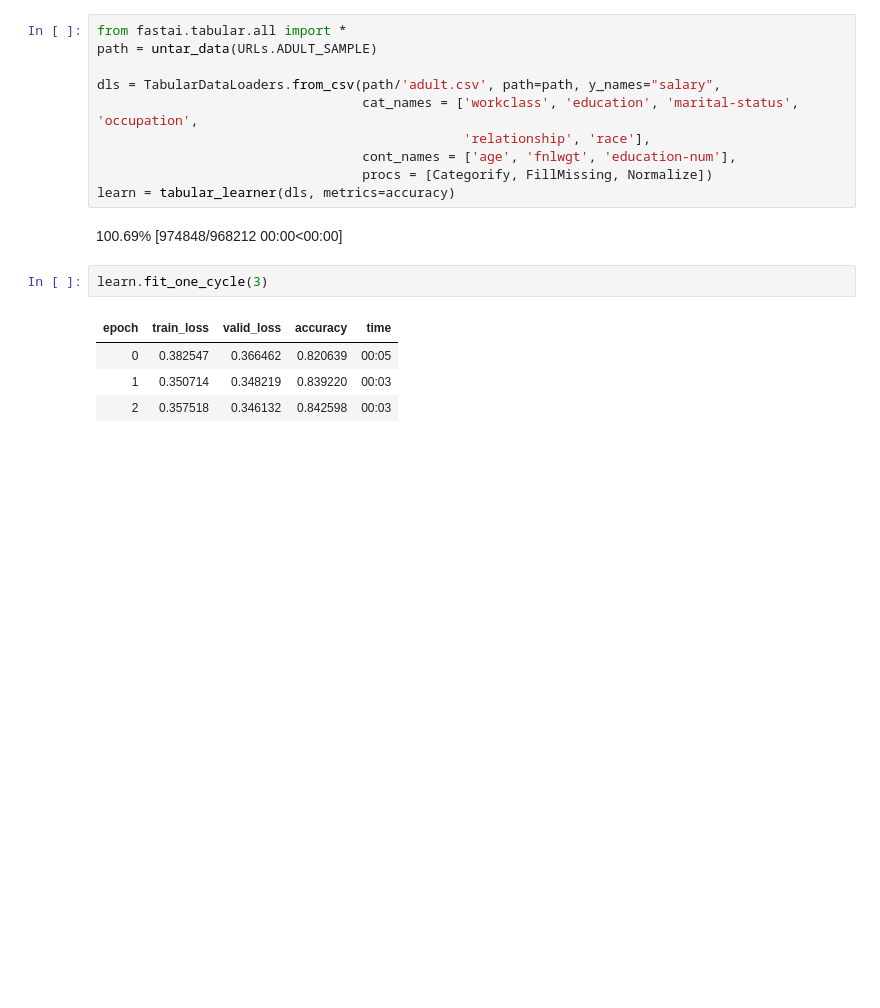
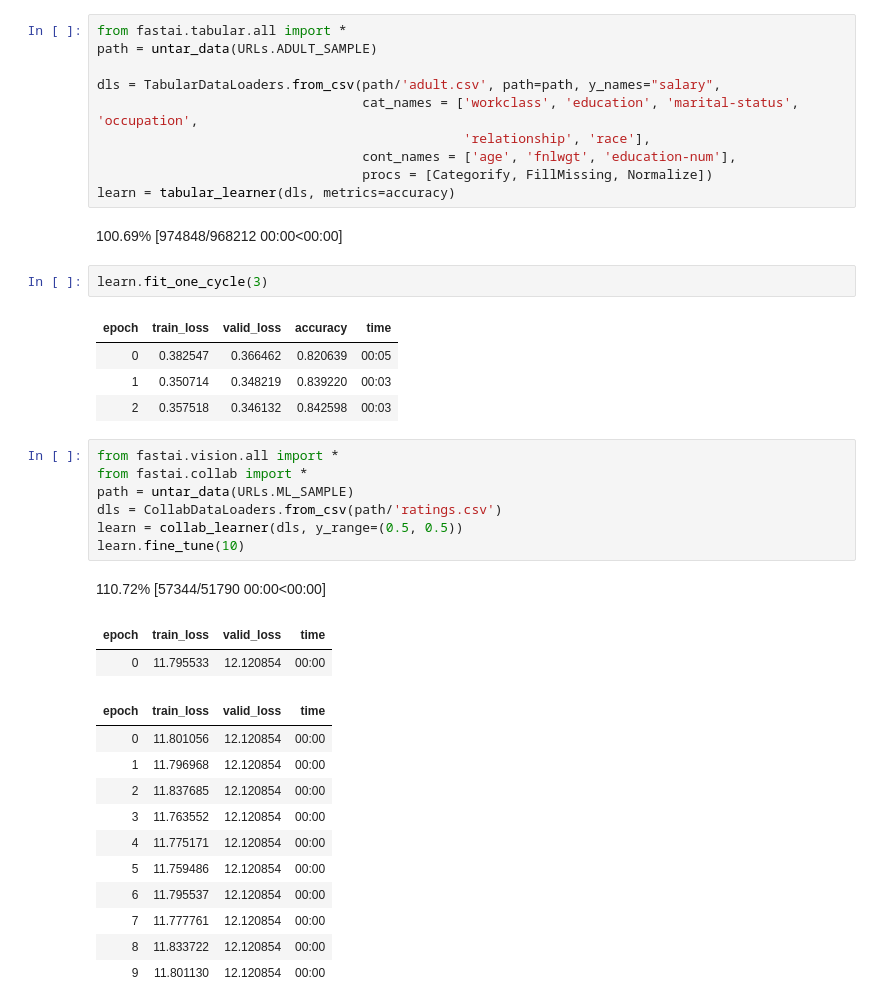
Before and after one commit to satani99/practical_deep_learning_for_coders, a Jupyter notebook: fast_ai_1.ipynb, the cells around one changed output. Cells and saved outputs as stored; diff of their text form; blank space fills up the shorter version.

```diff
--- a/fast_ai_1.ipynb
+++ b/fast_ai_1.ipynb
@@ -111,3 +111,25 @@ learn.fit_one_cycle(3)
 | 0 | 0.382547 | 0.366462 | 0.820639 | 00:05 |
 | 1 | 0.350714 | 0.348219 | 0.839220 | 00:03 |
 | 2 | 0.357518 | 0.346132 | 0.842598 | 00:03 |
+# %%
+from fastai.vision.all import *
+from fastai.collab import *
+path = untar_data(URLs.ML_SAMPLE)
+dls = CollabDataLoaders.from_csv(path/'ratings.csv')
+learn = collab_learner(dls, y_range=(0.5, 0.5))
+learn.fine_tune(10)
+# %% [output]
+110.72% [57344/51790 00:00<00:00]
+| epoch | train_loss | valid_loss | time |
+| 0 | 11.795533 | 12.120854 | 00:00 |
+| epoch | train_loss | valid_loss | time |
+| 0 | 11.801056 | 12.120854 | 00:00 |
+| 1 | 11.796968 | 12.120854 | 00:00 |
+| 2 | 11.837685 | 12.120854 | 00:00 |
+| 3 | 11.763552 | 12.120854 | 00:00 |
+| 4 | 11.775171 | 12.120854 | 00:00 |
+| 5 | 11.759486 | 12.120854 | 00:00 |
+| 6 | 11.795537 | 12.120854 | 00:00 |
+| 7 | 11.777761 | 12.120854 | 00:00 |
+| 8 | 11.833722 | 12.120854 | 00:00 |
+| 9 | 11.801130 | 12.120854 | 00:00 |
```
